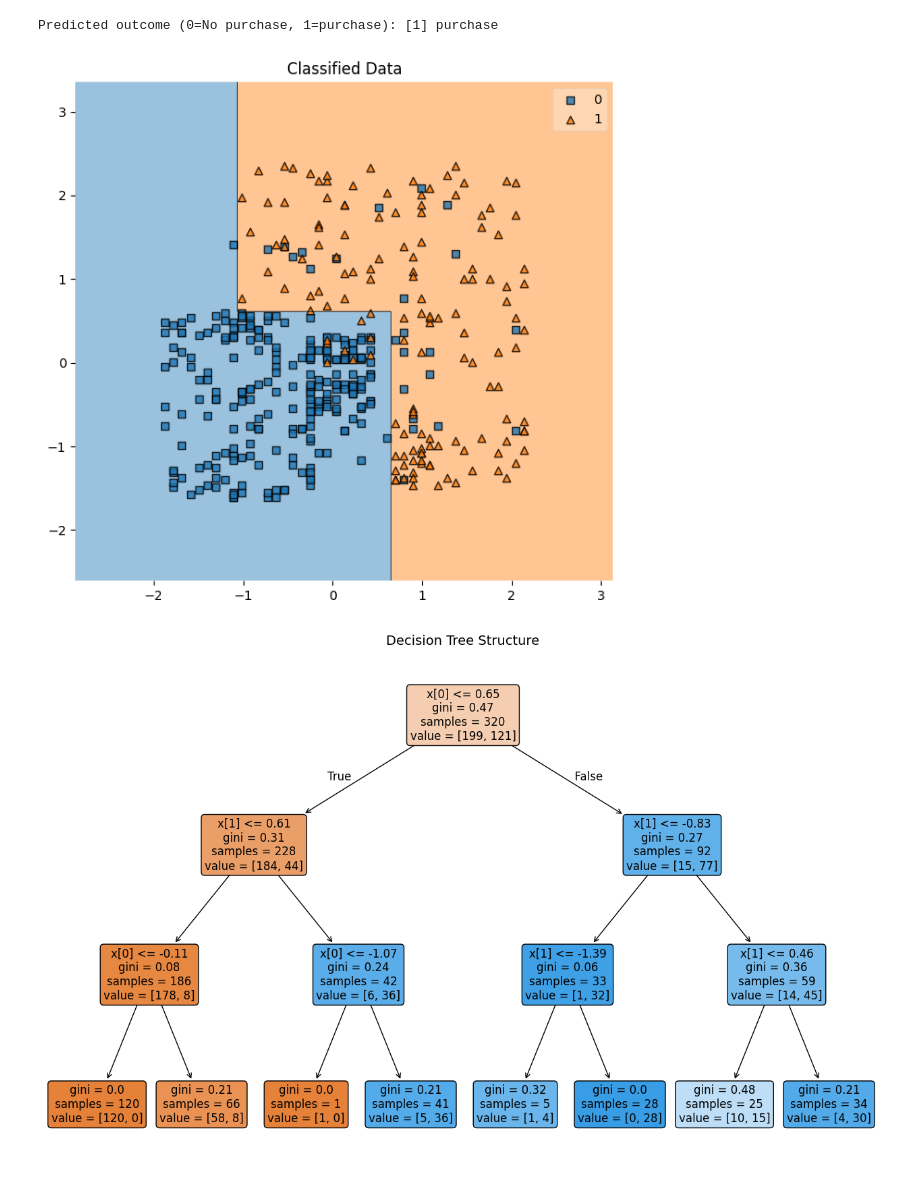
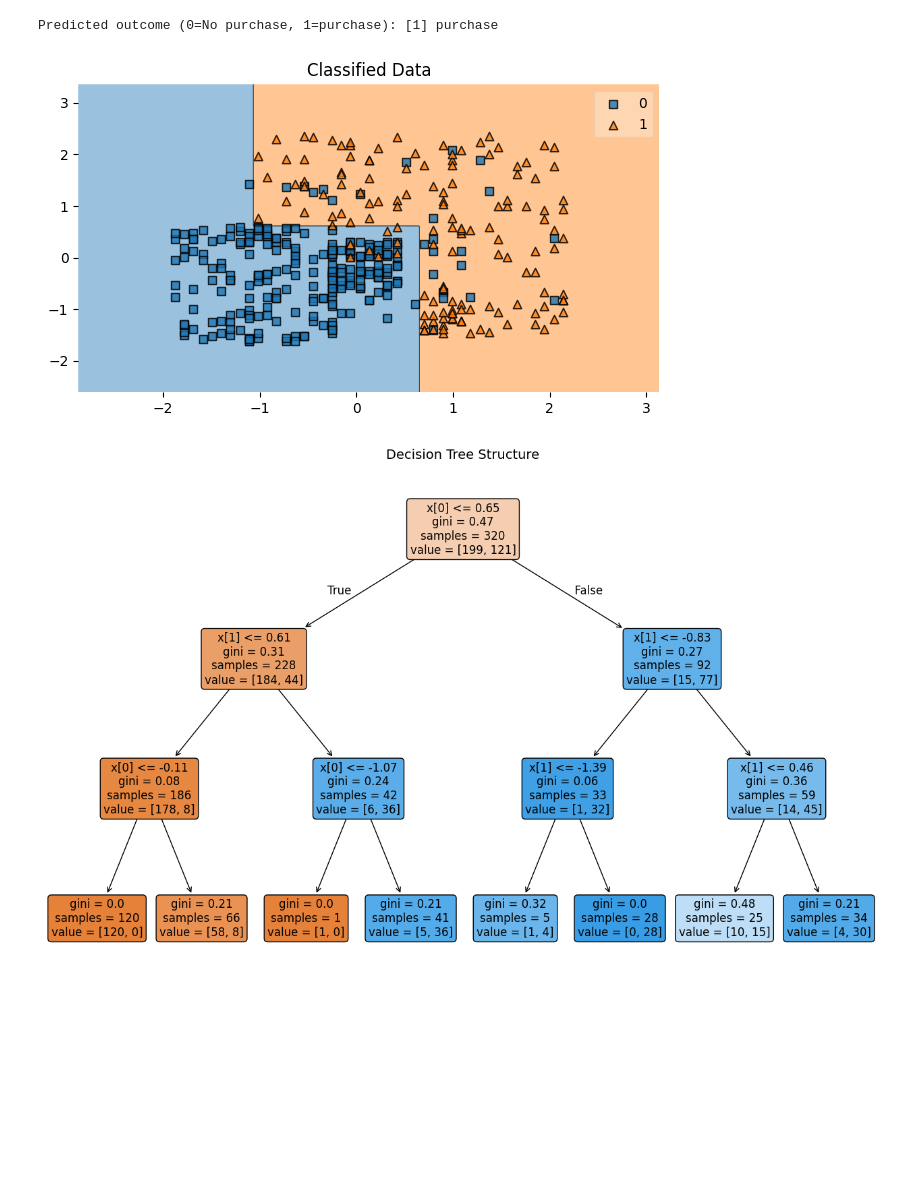
Before and after one commit to omgajipara7/Data-Science, a Jupyter notebook: AI:ML/Machine Learning/Supervised Learning/Classification/DecisionTree/DecisionTree.ipynb, the cells around one changed output. Saved outputs shown, nothing was run; the diff lists cells and outputs as text; code cells hidden in the pictures; blank space fills up the shorter version.

```diff
--- a/AI:ML/Machine Learning/Supervised Learning/Classification/DecisionTree/DecisionTree.ipynb
+++ b/AI:ML/Machine Learning/Supervised Learning/Classification/DecisionTree/DecisionTree.ipynb
@@ -146,15 +162,15 @@ from sklearn.tree import plot_tree
 # %%
 import numpy as np
 #plt.figure(figsize=(7.5,7))
-plt.figure(figsize=(7.5,7))
+plt.figure(figsize=(7.5,4))
 
 plot_decision_regions(x_scaled, y.to_numpy().astype(np.int_), clf=dtc)
 plt.title("Classified Data")
 plt.savefig("/Users/omgajipara/Desktop/Data Science/AI:ML/Machine Learning/Supervised Learning/Classification/DecisionTree/images/DesicionTreeClassified.jpg")
 plt.savefig("assets/DesicionTreeClassified.jpg")
 plt.show()
 # %% [output]
-[figure, old version]
+[figure, new version]
 # %%
 plt.figure(figsize=(16,10))  # Bigger overall canvas
 plot_tree(
```
Also changed, not shown: parts of 3 cells of this notebook, 14 other files.
